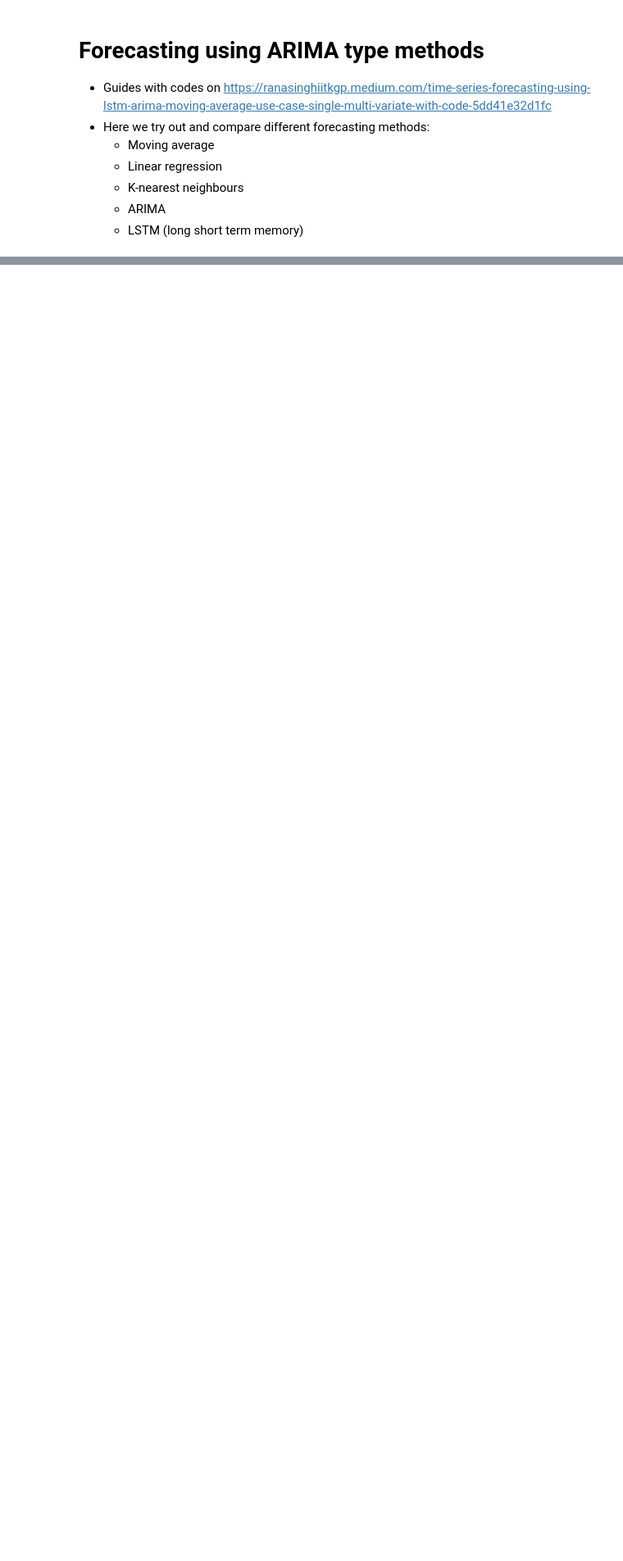
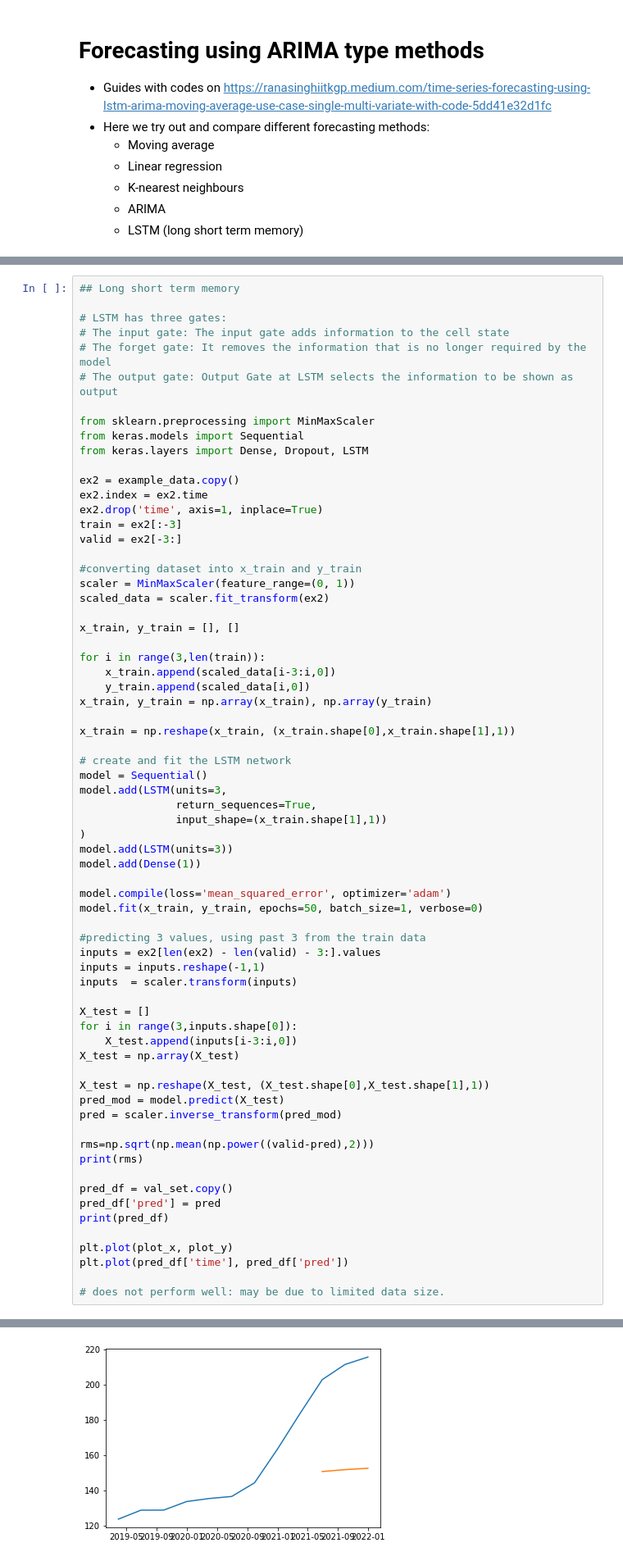
Before and after one commit to rennydoig/ssc22-case-comp, a Jupyter notebook: sonny_dir/E11-Forecasting using ARIMA.ipynb, the cells around one changed output, grey strips where cells are left out. Shown: that part at 82% size. Drawn from its saved outputs; the diff is of its cells as text; blank space fills up the shorter version.

```diff
--- a/sonny_dir/E11-Forecasting using ARIMA.ipynb
+++ b/sonny_dir/E11-Forecasting using ARIMA.ipynb
@@ -200,0 +304,69 @@ Total fit time: 0.438 seconds
+# %%
+## Long short term memory
+
+# LSTM has three gates:
+# The input gate: The input gate adds information to the cell state
+# The forget gate: It removes the information that is no longer required by the model
+# The output gate: Output Gate at LSTM selects the information to be shown as output
+
+from sklearn.preprocessing import MinMaxScaler
+from keras.models import Sequential
+from keras.layers import Dense, Dropout, LSTM
+
+ex2 = example_data.copy()
+ex2.index = ex2.time
+ex2.drop('time', axis=1, inplace=True)
+train = ex2[:-3]
+valid = ex2[-3:]
+
+#converting dataset into x_train and y_train
+scaler = MinMaxScaler(feature_range=(0, 1))
+scaled_data = scaler.fit_transform(ex2)
+
+x_train, y_train = [], []
+
+for i in range(3,len(train)):
+    x_train.append(scaled_data[i-3:i,0])
+    y_train.append(scaled_data[i,0])
+x_train, y_train = np.array(x_train), np.array(y_train)
+
+x_train = np.reshape(x_train, (x_train.shape[0],x_train.shape[1],1))
+
+# create and fit the LSTM network
+model = Sequential()
+model.add(LSTM(units=3,
+               return_sequences=True,
+               input_shape=(x_train.shape[1],1))
+)
+model.add(LSTM(units=3))
+model.add(Dense(1))
+
+model.compile(loss='mean_squared_error', optimizer='adam')
+model.fit(x_train, y_train, epochs=50, batch_size=1, verbose=0)
+
+#predicting 3 values, using past 3 from the train data
+inputs = ex2[len(ex2) - len(valid) - 3:].values
+inputs = inputs.reshape(-1,1)
+inputs  = scaler.transform(inputs)
+
+X_test = []
+for i in range(3,inputs.shape[0]):
+    X_test.append(inputs[i-3:i,0])
+X_test = np.array(X_test)
+
+X_test = np.reshape(X_test, (X_test.shape[0],X_test.shape[1],1))
+pred_mod = model.predict(X_test)
+pred = scaler.inverse_transform(pred_mod)
+
+rms=np.sqrt(np.mean(np.power((valid-pred),2)))
+print(rms)
+
+pred_df = val_set.copy()
+pred_df['pred'] = pred
+print(pred_df)
+
+plt.plot(plot_x, plot_y)
+plt.plot(pred_df['time'], pred_df['pred'])
+
+# does not perform well: may be due to limited data size.
+# %% [output]
@@ -201,3 +380,4 @@ Total fit time: 0.438 seconds
+[figure, added]
 # %%
 data['time1'] = data['time'].dt.strftime('%Y-%m')  ## convert datetime format to string since geopandas cannot take datetime format column.
 data = data.drop(columns = ['time'])
```
Also changed, not shown: parts of 9 cells of this notebook.
